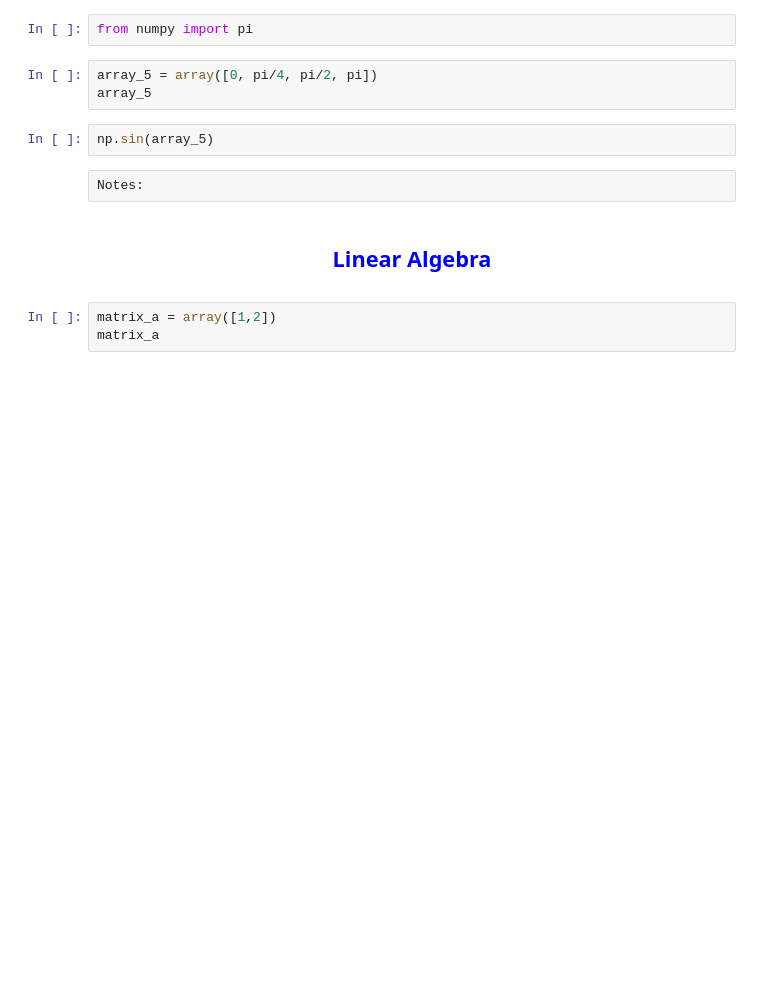
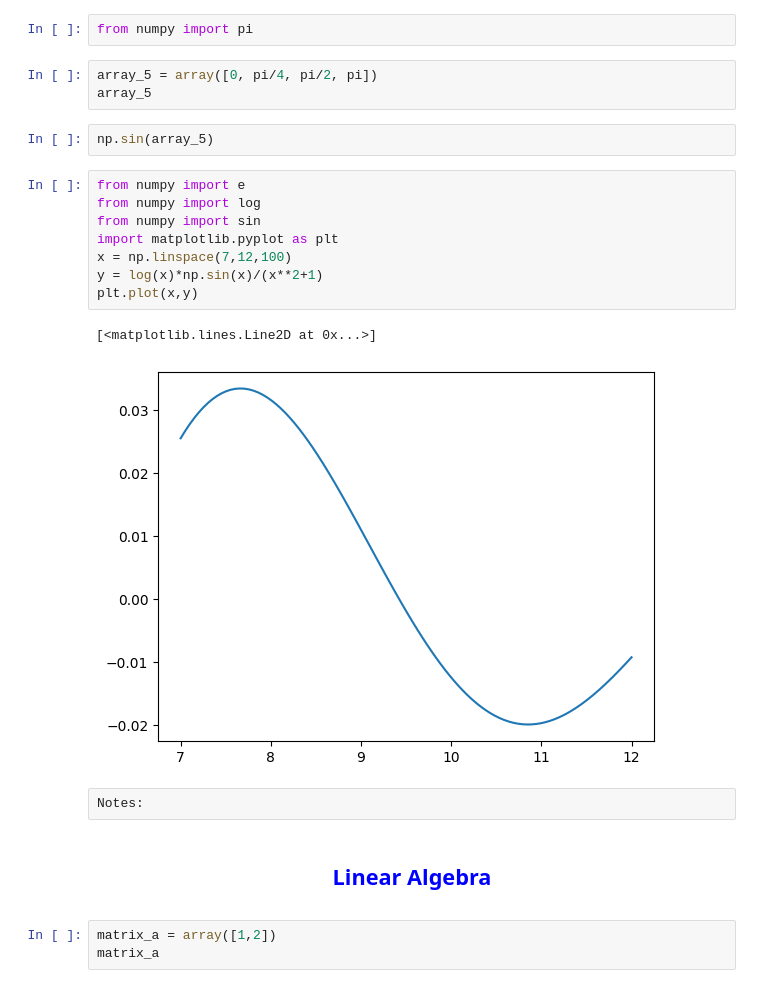
Before and after one commit to Recklessisbusy/Pyth, a Jupyter notebook: Numpy_Compherensive.ipynb, the cells around one changed output. Drawn from its saved outputs; the diff is of its cells as text; blank space fills up the shorter version.

```diff
--- a/Numpy_Compherensive.ipynb
+++ b/Numpy_Compherensive.ipynb
@@ -315,6 +336,17 @@ array_5 = array([0, pi/4, pi/2, pi])
 array_5
 # %%
 np.sin(array_5)
+# %%
+from numpy import e
+from numpy import log
+from numpy import sin
+import matplotlib.pyplot as plt
+x = np.linspace(7,12,100)
+y = log(x)*np.sin(x)/(x**2+1)
+plt.plot(x,y)
+# %% [output]
+[<matplotlib.lines.Line2D at 0x...>]
+[figure, added]
 # %% [raw]
 Notes:
 # %% [markdown]
```
Also changed, not shown: parts of 18 cells of this notebook.
